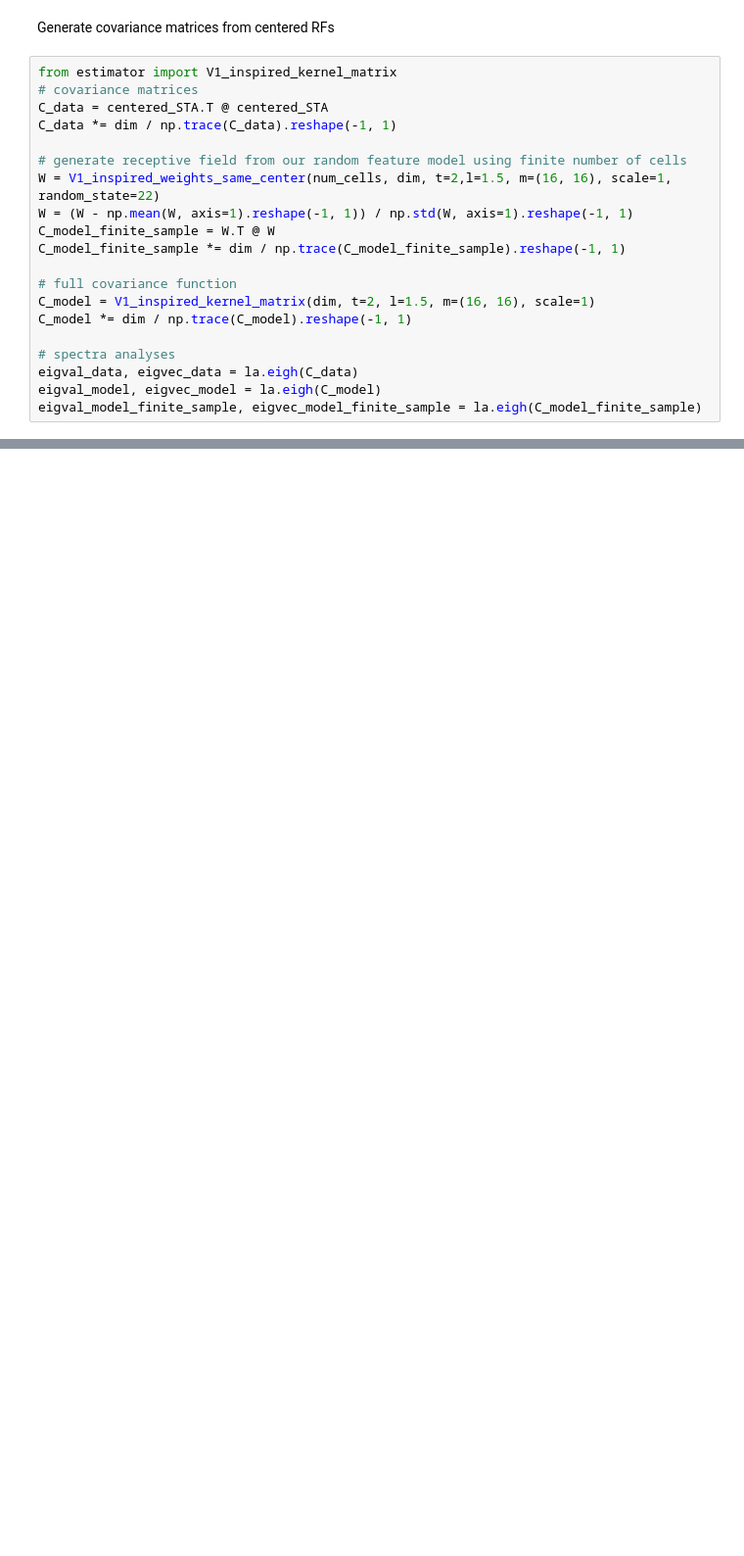
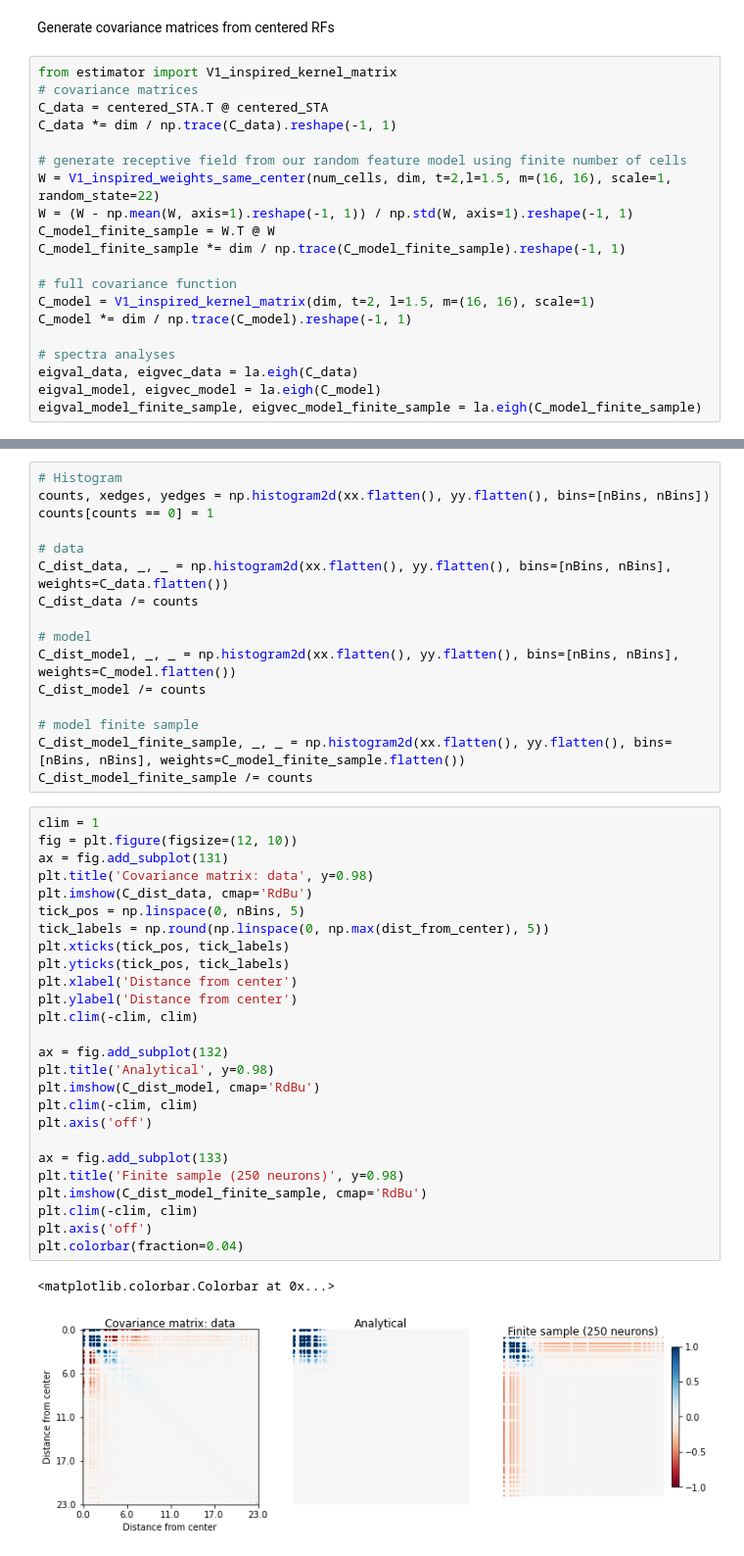
Before and after one commit to BruntonUWBio/structured-random-features, a Jupyter notebook: new_version/Ringach_V1_data.ipynb, the cells around one changed output, grey strips where cells are left out. Shown: that part at 98% size. Cells and saved outputs as stored; diff of their text form; blank space fills up the shorter version.

```diff
--- a/new_version/Ringach_V1_data.ipynb
+++ b/new_version/Ringach_V1_data.ipynb
@@ -278,0 +291,45 @@ plt.subplots_adjust(top=0.8)
+# %%
+# Histogram
+counts, xedges, yedges = np.histogram2d(xx.flatten(), yy.flatten(), bins=[nBins, nBins])
+counts[counts == 0] = 1
+
+# data
+C_dist_data, _, _ = np.histogram2d(xx.flatten(), yy.flatten(), bins=[nBins, nBins], weights=C_data.flatten())
+C_dist_data /= counts
+
+# model
+C_dist_model, _, _ = np.histogram2d(xx.flatten(), yy.flatten(), bins=[nBins, nBins], weights=C_model.flatten())
+C_dist_model /= counts
+
+# model finite sample
+C_dist_model_finite_sample, _, _ = np.histogram2d(xx.flatten(), yy.flatten(), bins=[nBins, nBins], weights=C_model_finite_sample.flatten())
+C_dist_model_finite_sample /= counts
+# %%
+clim = 1
+fig = plt.figure(figsize=(12, 10))
+ax = fig.add_subplot(131)
+plt.title('Covariance matrix: data', y=0.98)
+plt.imshow(C_dist_data, cmap='RdBu')
+tick_pos = np.linspace(0, nBins, 5)
+tick_labels = np.round(np.linspace(0, np.max(dist_from_center), 5))
+plt.xticks(tick_pos, tick_labels)
+plt.yticks(tick_pos, tick_labels)
+plt.xlabel('Distance from center')
+plt.ylabel('Distance from center')
+plt.clim(-clim, clim)
+
+ax = fig.add_subplot(132)
+plt.title('Analytical', y=0.98)
+plt.imshow(C_dist_model, cmap='RdBu')
+plt.clim(-clim, clim)
+plt.axis('off')
+
+ax = fig.add_subplot(133)
+plt.title('Finite sample (250 neurons)', y=0.98)
+plt.imshow(C_dist_model_finite_sample, cmap='RdBu')
+plt.clim(-clim, clim)
+plt.axis('off')
+plt.colorbar(fraction=0.04)
+# %% [output]
+<matplotlib.colorbar.Colorbar at 0x...>
+[figure, added]
```
Also changed, not shown: parts of 10 cells of this notebook, 3 other files.
